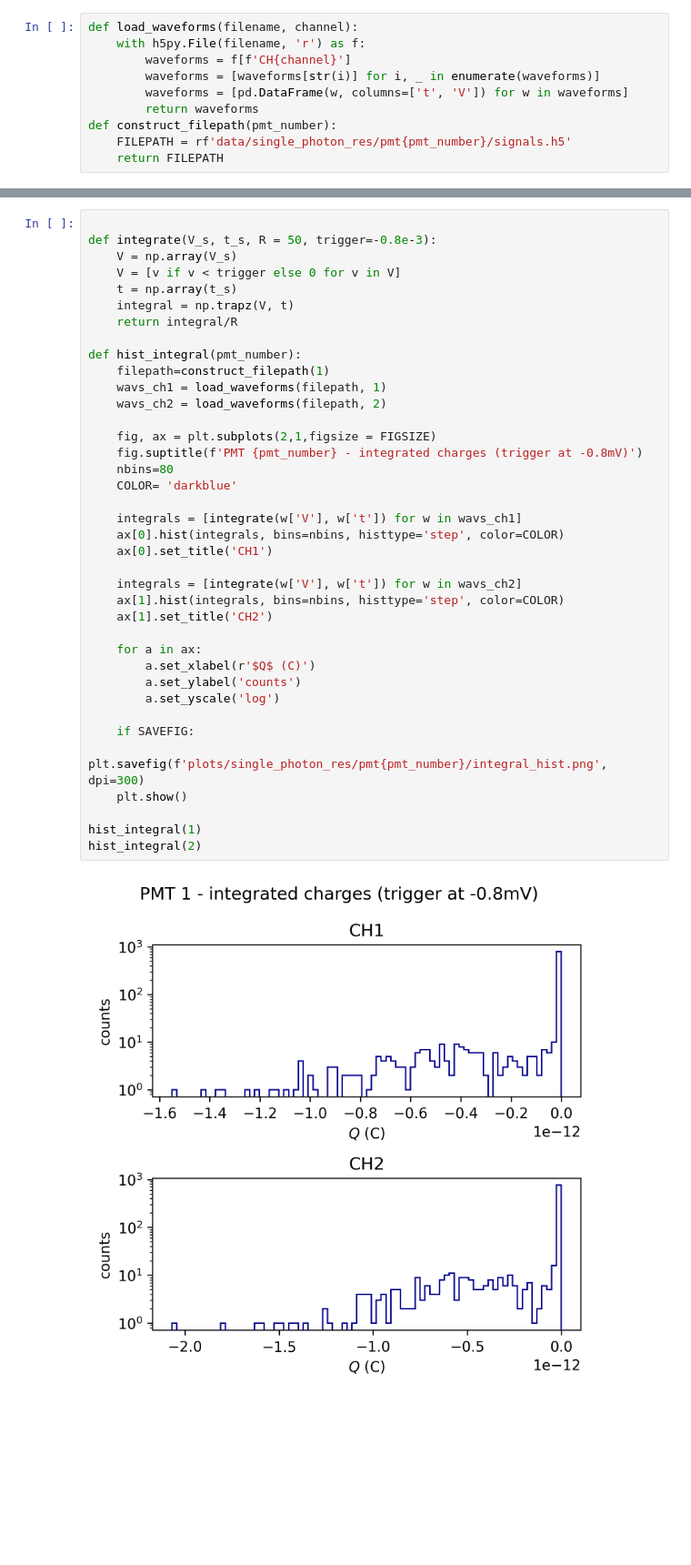
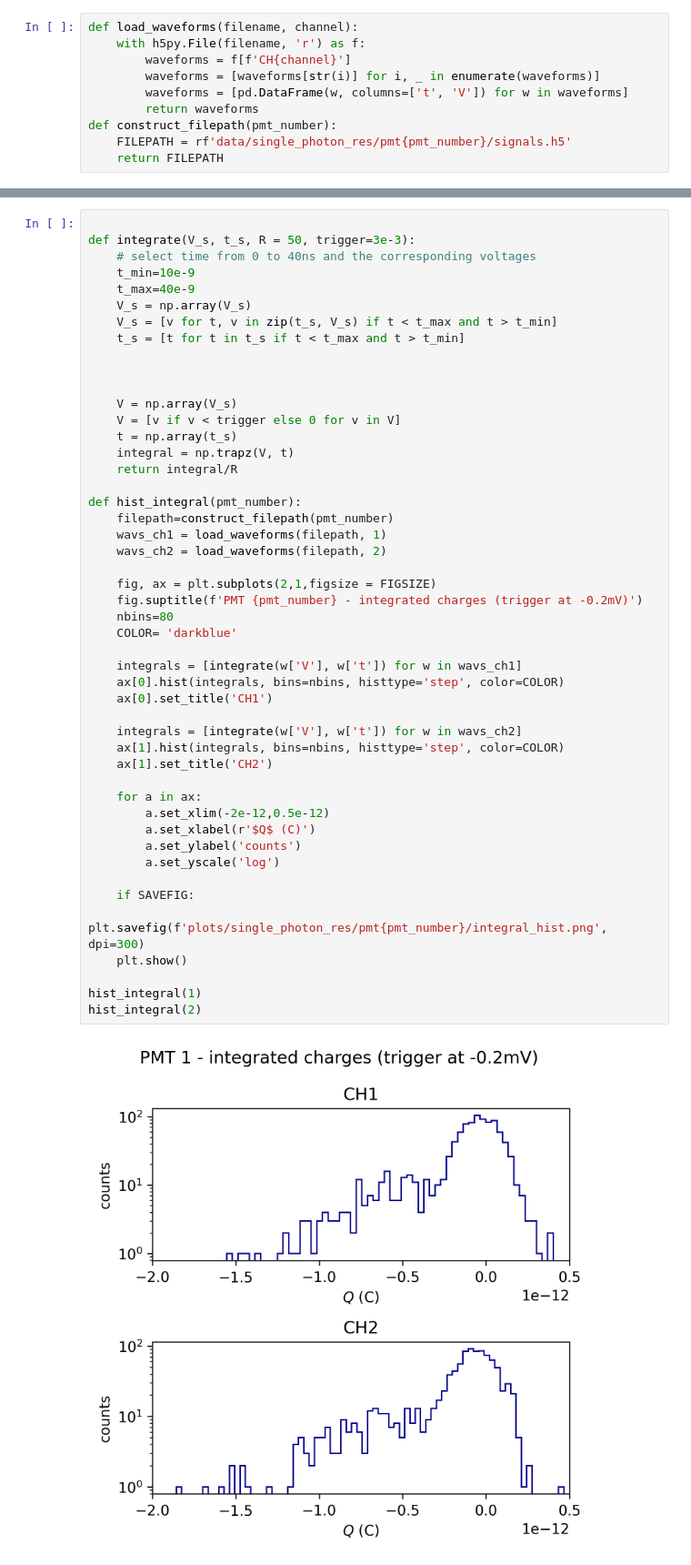
Before and after one commit to ficnawode/msc-python-analysis, a Jupyter notebook: analysis/single_photon_res.ipynb, the cells around one changed output, grey strips where cells are left out. Shown at 91% size. Saved outputs shown, nothing was run; the diff lists cells and outputs as text; blank space fills up the shorter version.

```diff
--- a/analysis/single_photon_res.ipynb
+++ b/analysis/single_photon_res.ipynb
@@ -144,7 +144,16 @@ hist_02p(2)
 [figure]
 # %%
 
-def integrate(V_s, t_s, R = 50, trigger=-0.8e-3):
+def integrate(V_s, t_s, R = 50, trigger=3e-3):
+    # select time from 0 to 40ns and the corresponding voltages
+    t_min=10e-9
+    t_max=40e-9
+    V_s = np.array(V_s)
+    V_s = [v for t, v in zip(t_s, V_s) if t < t_max and t > t_min]
+    t_s = [t for t in t_s if t < t_max and t > t_min]
+
+
+
     V = np.array(V_s)
     V = [v if v < trigger else 0 for v in V]
     t = np.array(t_s)
@@ -152,33 +161,34 @@ def integrate(V_s, t_s, R = 50, trigger=-0.8e-3):
     return integral/R
 
 def hist_integral(pmt_number):
-    filepath=construct_filepath(1)
+    filepath=construct_filepath(pmt_number)
     wavs_ch1 = load_waveforms(filepath, 1)
     wavs_ch2 = load_waveforms(filepath, 2)
 
     fig, ax = plt.subplots(2,1,figsize = FIGSIZE)
-    fig.suptitle(f'PMT {pmt_number} - integrated charges (trigger at -0.8mV)')
+    fig.suptitle(f'PMT {pmt_number} - integrated charges (trigger at -0.2mV)')
     nbins=80
     COLOR= 'darkblue'
 
     integrals = [integrate(w['V'], w['t']) for w in wavs_ch1]
     ax[0].hist(integrals, bins=nbins, histtype='step', color=COLOR)
     ax[0].set_title('CH1')
 
     integrals = [integrate(w['V'], w['t']) for w in wavs_ch2]
     ax[1].hist(integrals, bins=nbins, histtype='step', color=COLOR)
     ax[1].set_title('CH2')
 
     for a in ax:
+        a.set_xlim(-2e-12,0.5e-12)
         a.set_xlabel(r'$Q$ (C)')
         a.set_ylabel('counts')
         a.set_yscale('log')
 
     if SAVEFIG:
         plt.savefig(f'plots/single_photon_res/pmt{pmt_number}/integral_hist.png', dpi=300)
     plt.show()
 
 hist_integral(1)
 hist_integral(2)
 # %% [output]
-[figure, old version]
+[figure, new version]
```
Also changed, not shown: parts of 1 cell of this notebook, 18 other files.
